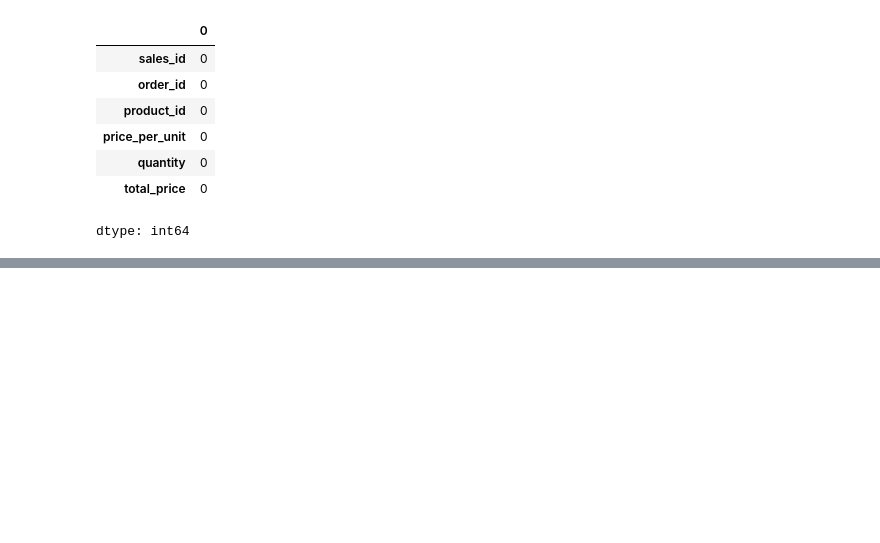
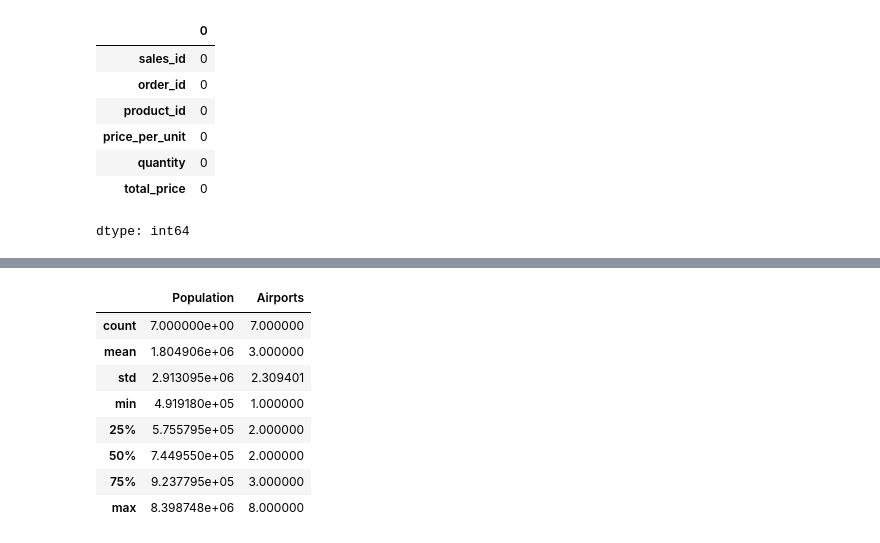
Before and after one commit to kancingkuning/data_analytics_with_python, a Jupyter notebook: data_wrangling.ipynb, the cells around one changed output, grey strips where cells are left out. Cells and saved outputs as stored; diff of their text form; code cells hidden in the pictures; blank space fills up the shorter version.

```diff
--- a/data_wrangling.ipynb
+++ b/data_wrangling.ipynb
@@ -641,0 +663,24 @@ dtype: int64
+# %%
+import pandas as pd
+
+city_names = ['Jakarta', 'Bandung', 'Makassar', 'Surabaya', 'Medan', 'Yogyakarta', 'Malang']
+population = [498044, 964254, 491918, 8398748, 653115, 883305, 744955]
+num_airports = [2, 2, 8, 3, 1, 3, 2]
+
+df = pd.DataFrame({
+  'City Name': city_names,
+  'Population': population,
+  'Airports': num_airports,
+})
+
+df.describe()
+# %% [output]
+|  | Population | Airports |
+| count | 7.000000e+00 | 7.000000 |
+| mean | 1.804906e+06 | 3.000000 |
+| std | 2.913095e+06 | 2.309401 |
+| min | 4.919180e+05 | 1.000000 |
+| 25% | 5.755795e+05 | 2.000000 |
+| 50% | 7.449550e+05 | 2.000000 |
+| 75% | 9.237795e+05 | 3.000000 |
+| max | 8.398748e+06 | 8.000000 |
```
Also changed, not shown: parts of 7 cells of this notebook.
